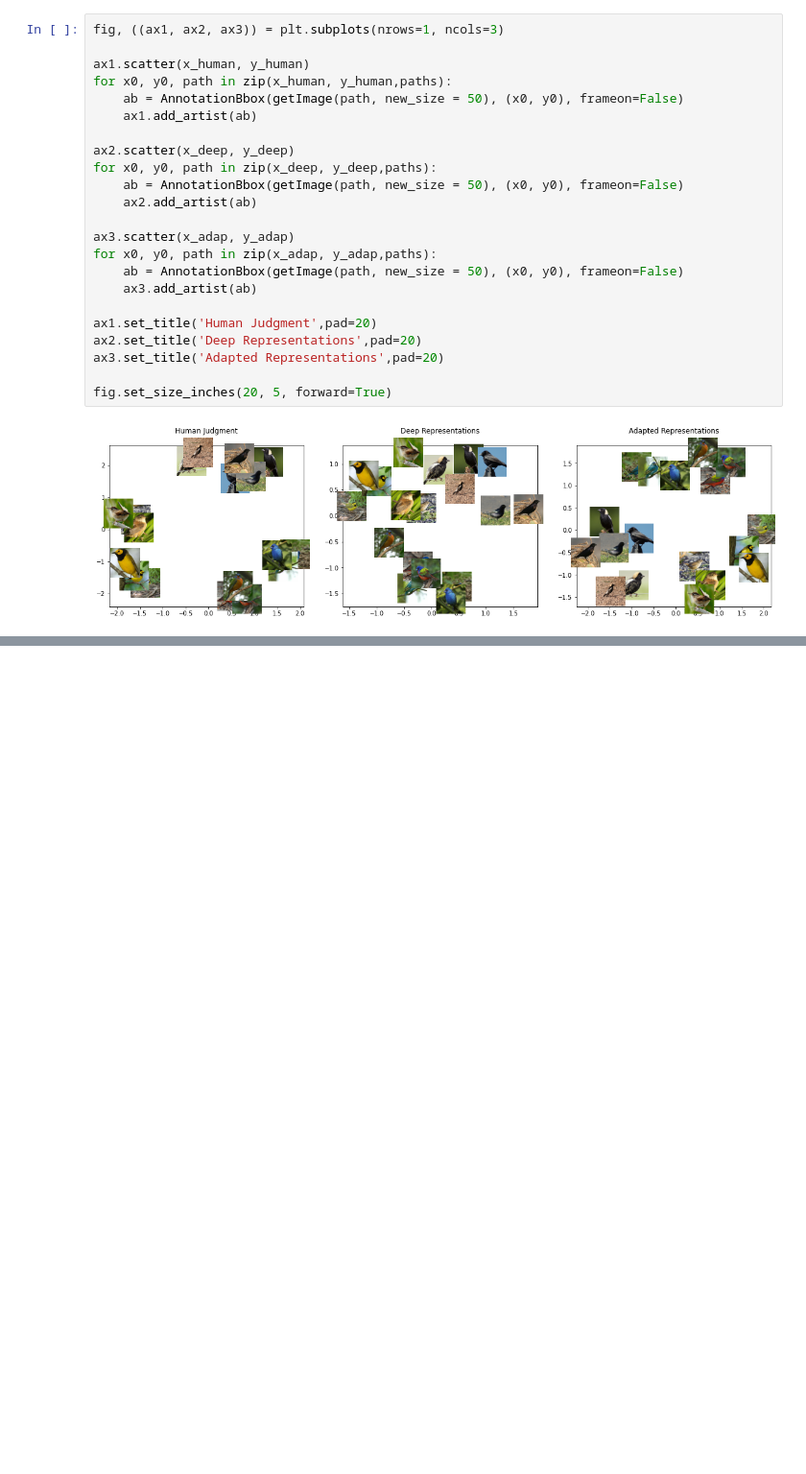
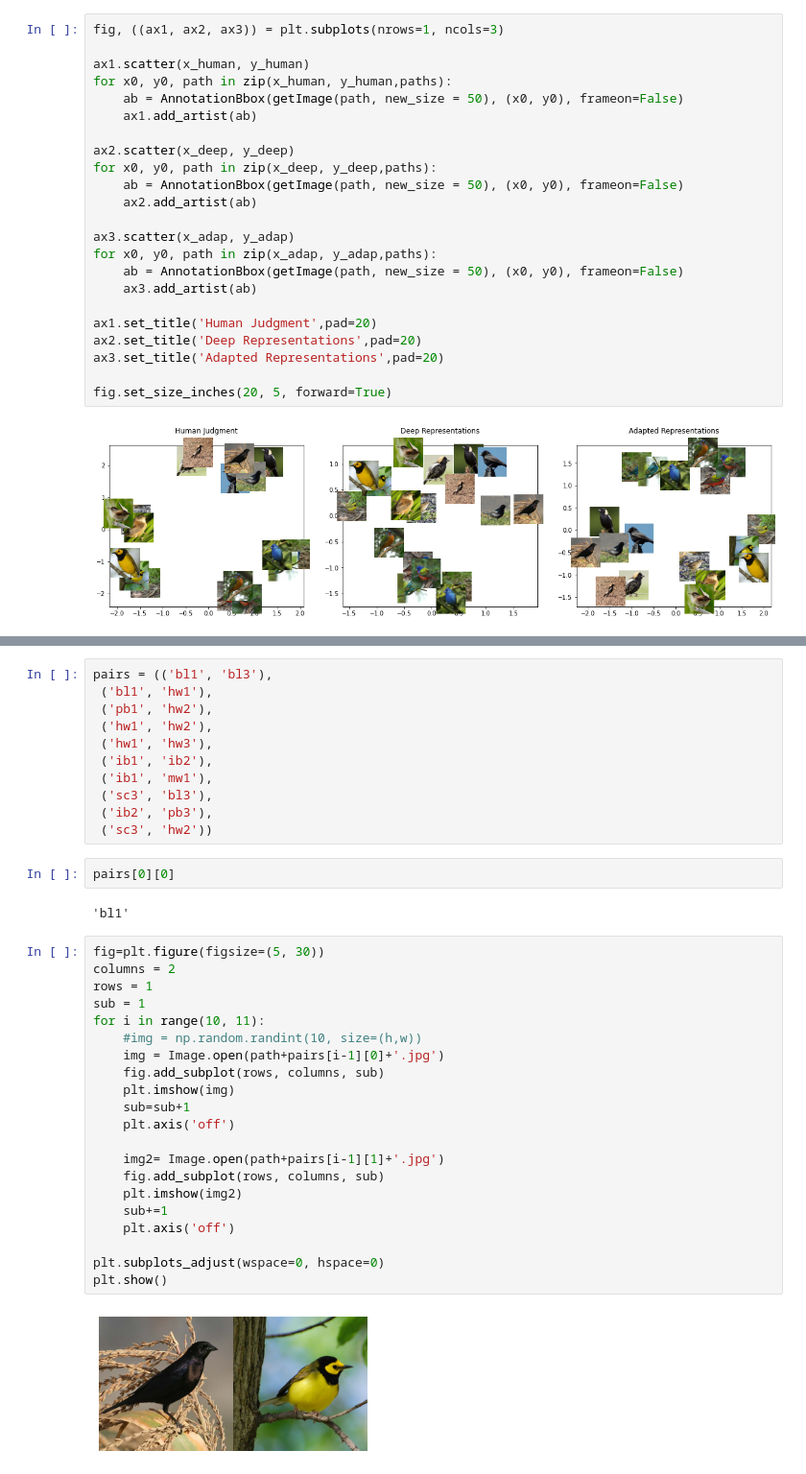
Before and after one commit to Bulbasaurzc/CCM_SimilarityRatings, a Jupyter notebook: GoogLeNet_Visuals.ipynb, the cells around one changed output, grey strips where cells are left out. Shown at 96% size. Cells and saved outputs as stored; diff of their text form; blank space fills up the shorter version.

```diff
--- a/GoogLeNet_Visuals.ipynb
+++ b/GoogLeNet_Visuals.ipynb
@@ -453,0 +628,38 @@ fig.set_size_inches(20, 5, forward=True)
+# %%
+pairs = (('bl1', 'bl3'),
+ ('bl1', 'hw1'),
+ ('pb1', 'hw2'),
+ ('hw1', 'hw2'),
+ ('hw1', 'hw3'),
+ ('ib1', 'ib2'),
+ ('ib1', 'mw1'),
+ ('sc3', 'bl3'),
+ ('ib2', 'pb3'),
+ ('sc3', 'hw2'))
+# %%
+pairs[0][0]
+# %% [output]
+'bl1'
+# %%
+fig=plt.figure(figsize=(5, 30))
+columns = 2
+rows = 1
+sub = 1
+for i in range(10, 11):
+    #img = np.random.randint(10, size=(h,w))
+    img = Image.open(path+pairs[i-1][0]+'.jpg')
+    fig.add_subplot(rows, columns, sub)
+    plt.imshow(img)
+    sub=sub+1
+    plt.axis('off')
+
+    img2= Image.open(path+pairs[i-1][1]+'.jpg')
+    fig.add_subplot(rows, columns, sub)
+    plt.imshow(img2)
+    sub+=1
+    plt.axis('off')
+
+plt.subplots_adjust(wspace=0, hspace=0)
+plt.show()
+# %% [output]
+[figure, added]
```
Also changed, not shown: parts of 24 cells of this notebook.
